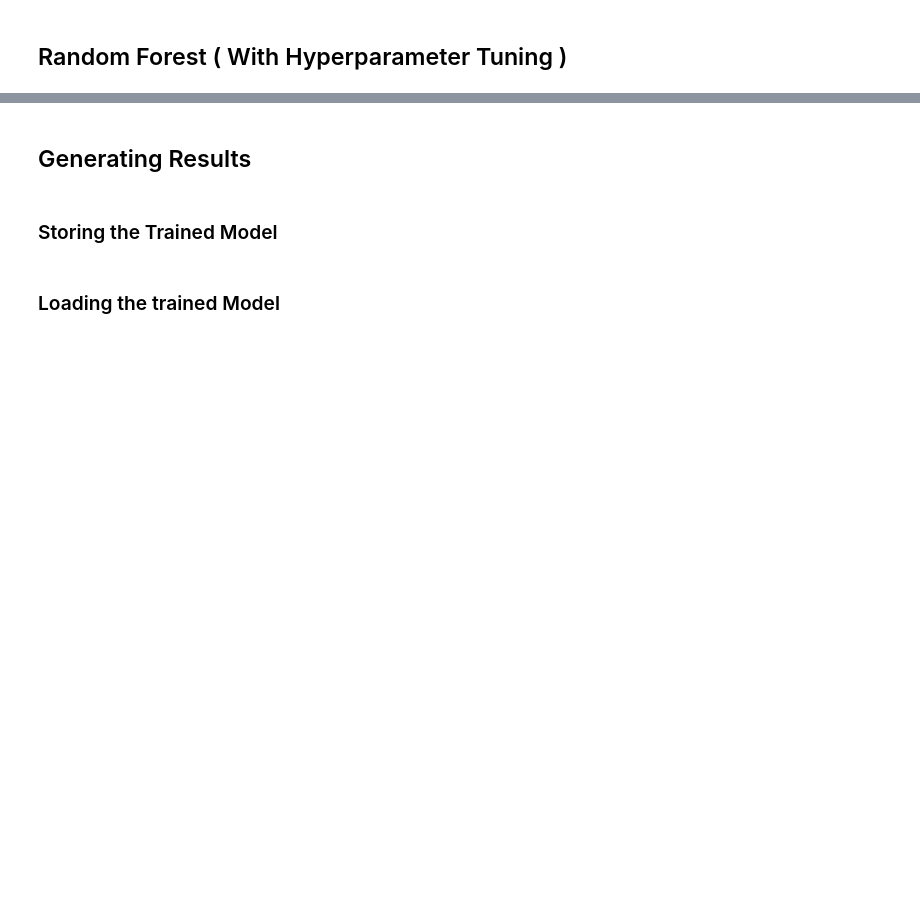
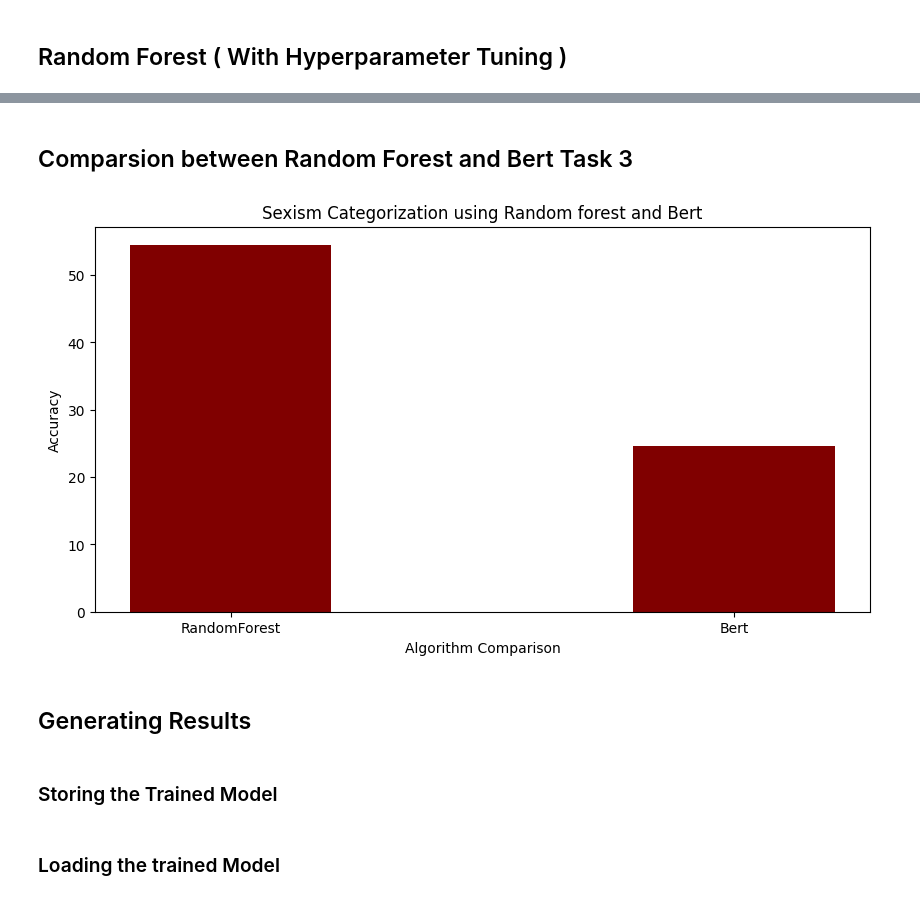
Before and after one commit to Hassan-404/Sexism-Identification-in-Social-Networks-and-Sexism-Categorization, a Jupyter notebook: RMIT_SEXISM_&_Sense_Detection.ipynb, the cells around one changed output, grey strips where cells are left out. Cells and saved outputs as stored; diff of their text form; code cells hidden in the pictures; blank space fills up the shorter version.

```diff
--- a/RMIT_SEXISM_&_Sense_Detection.ipynb
+++ b/RMIT_SEXISM_&_Sense_Detection.ipynb
@@ -761,0 +1206,24 @@ weighted avg       0.55      0.54      0.52       112
+# %%
+# classifier_model = build_classifier_model()
+# bert_raw_result = classifier_model(tf.constant(X_test))
+# print(tf.sigmoid(bert_raw_result))
+tf.keras.utils.plot_model(classifier_model)
+
+# Initializing the loss
+loss = tf.keras.losses.BinaryCrossentropy(from_logits=True)
+metrics = tf.metrics.binary_accuracy
+
+# Epochs Setting
+epochs = 5
+steps_per_epoch = 10
+num_train_steps = steps_per_epoch * epochs
+num_warmup_steps = int(0.1*num_train_steps)
+
+init_lr = 3e-5
+optimizer = optimization.create_optimizer(init_lr=init_lr, num_train_steps=num_train_steps, num_warmup_steps=num_warmup_steps, optimizer_type='adamw')
+# %%
+classifier_model.compile(optimizer=optimizer, loss=loss, metrics=metrics)
+print(f'Training model with {tfhub_handle_encoder}')
+
+history = classifier_model.fit(X_train, y_train, epochs=2, batch_size=32)
+loss1, accuracy1 = classifier_model.evaluate(X_test, y_test)
@@ -762,3 +1243,27 @@ weighted avg       0.55      0.54      0.52       112
+# %% [markdown]
+## Comparsion between Random Forest and Bert Task 3
+# %%
+import numpy as np
+import matplotlib.pyplot as plt
+
+
+# creating the dataset
+data = {'RandomForest':rfAccuracy1, 'Bert':accuracy1 * 100, }
+courses = list(data.keys())
+values = list(data.values())
+
+fig = plt.figure(figsize = (10, 5))
+
+# creating the bar plot
+plt.bar(courses, values, color ='maroon',
+		width = 0.4)
+
+plt.xlabel("Algorithm Comparison")
+plt.ylabel("Accuracy")
+plt.title("Sexism Categorization using Random forest and Bert")
+plt.show()
+# %% [output]
+[figure, added]
 # %% [markdown]
 ## Generating Results
 # %% [markdown]
```
Also changed, not shown: parts of 34 cells of this notebook, 2 other files.
